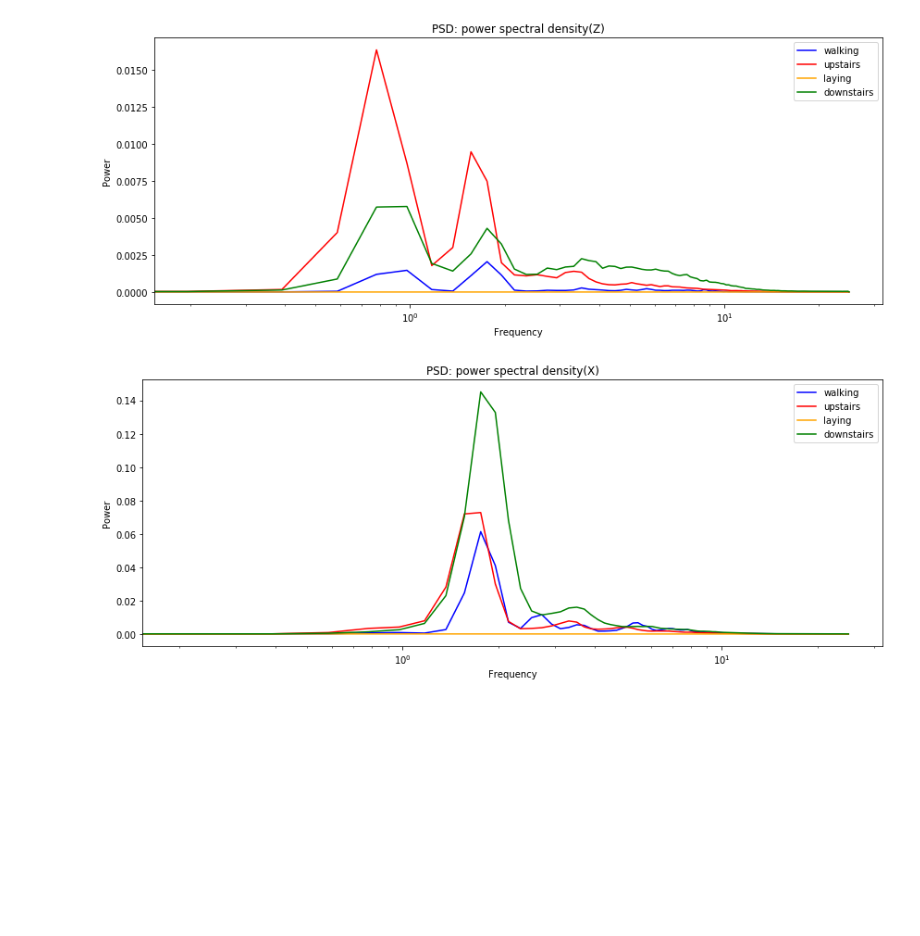
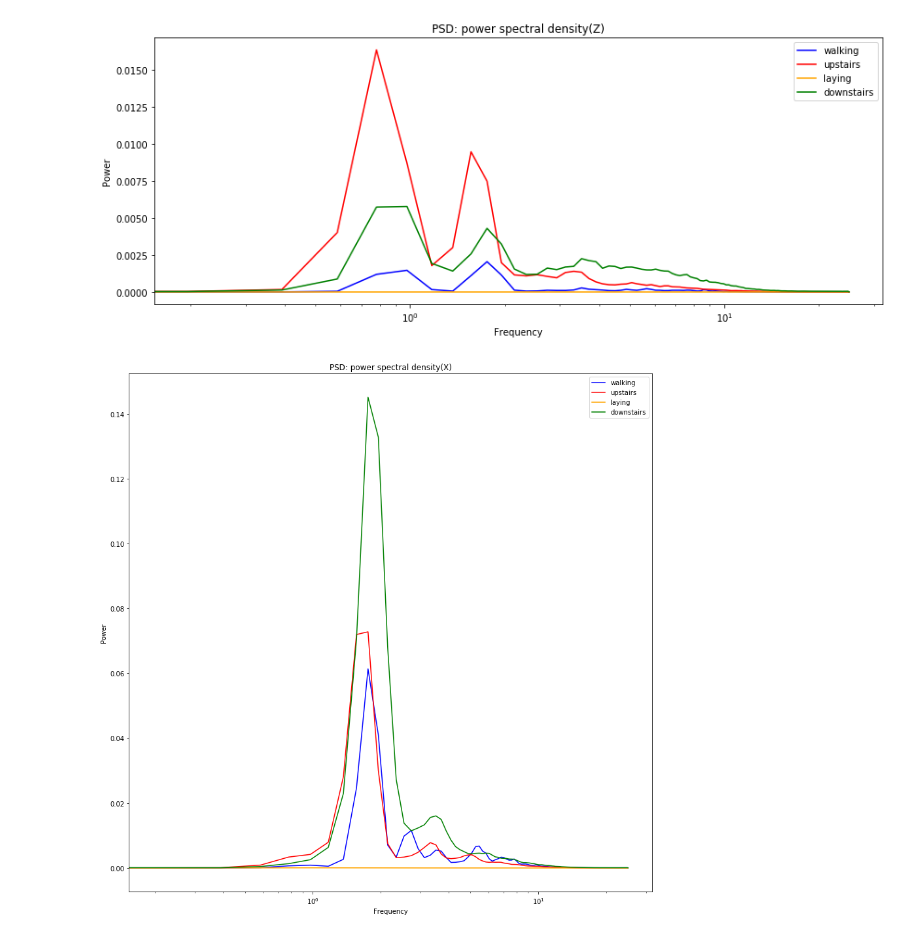
Before and after one commit to Devinml/Human-activity-recognition-using-smartphone-data, a Jupyter notebook: notebooks/EDA_RAW_DATA.ipynb, the cells around one changed output. Drawn from its saved outputs; the diff is of its cells as text; code cells hidden in the pictures; blank space fills up the shorter version.

```diff
--- a/notebooks/EDA_RAW_DATA.ipynb
+++ b/notebooks/EDA_RAW_DATA.ipynb
@@ -196,18 +201,18 @@ f2,power2 = welch(butter_highpass(df_up['X']),fs=50)
 f3,power3 = welch(butter_highpass(df_lay['X']),fs=50)
 f4,power4 = welch(butter_highpass(df_down['X']),fs=50)
 # %%
-plt.figure(figsize=(12,5))
+plt.figure(figsize=(12,12))
 plt.semilogx(f, power,color='blue',label='walking')
 plt.semilogx(f2, power2,color='red',label='upstairs')
 plt.semilogx(f3,power3,color='orange',label='laying')
 plt.semilogx(f4,power4,color='green',label='downstairs')
 plt.title('PSD: power spectral density(X)')
 plt.legend()
 plt.xlabel('Frequency')
 plt.ylabel('Power')
 plt.tight_layout()
 # %% [output]
-[figure, old version]
+[figure, new version]
 # %%
 f,power = welch(butter_highpass(df_walk['Y']),fs=50)
 f2,power2 = welch(butter_highpass(df_up['Y']),fs=50)
```
Also changed, not shown: parts of 2 cells of this notebook.
